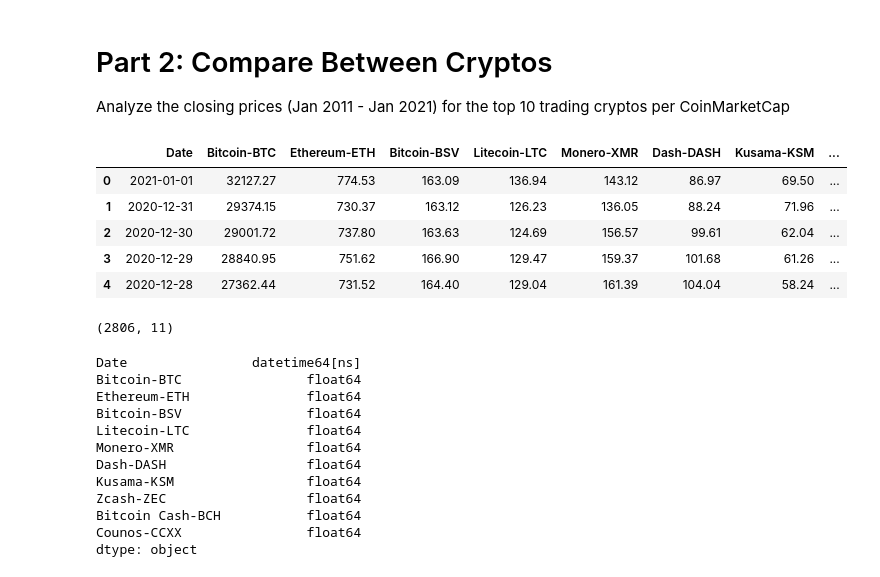
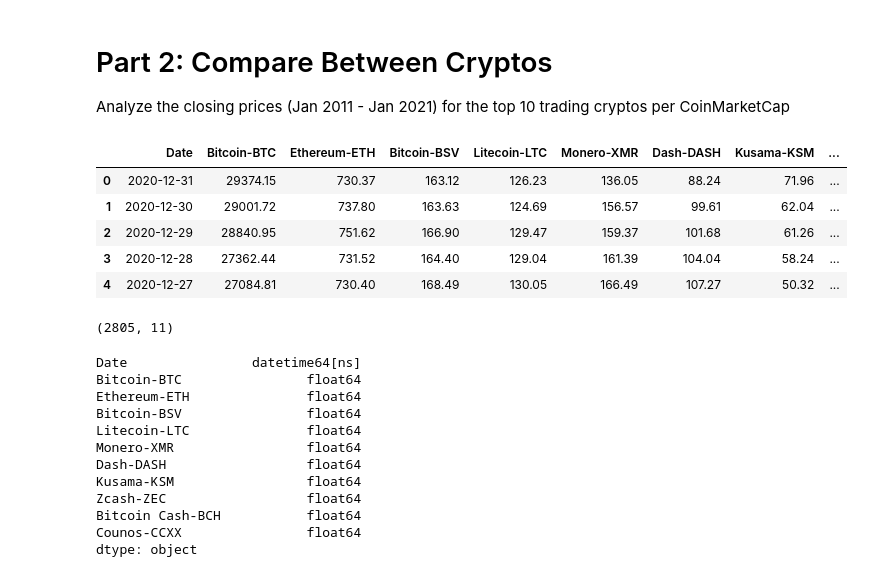
Before and after one commit to aalfiler/Crash_Course_In_Crypto, a Jupyter notebook: notebooks/final_analysis.ipynb, the cells around one changed output. Saved outputs shown, nothing was run; the diff lists cells and outputs as text; code cells hidden in the pictures.

```diff
--- a/notebooks/final_analysis.ipynb
+++ b/notebooks/final_analysis.ipynb
@@ -84,20 +84,20 @@ GBP Top 3 by Trading Volume: ['GRT', 'NU', 'ALGO']
 
 Analyze the closing prices (Jan 2011 - Jan 2021) for the top 10 trading cryptos per CoinMarketCap
 # %%
-all_crypto = pd.ExcelFile('/Users/aalfiler/Sites/project1_git_repo/Project_1/data/CoinMarketCap_18JAN2020-close.xlsx')
+all_crypto = pd.ExcelFile('../data/CoinMarketCap_18JAN2020-close.xlsx')
 all_close = pd.read_excel(all_crypto, 'All')
 all_close.head()
 # %% [output]
 |  | Date | Bitcoin-BTC | Ethereum-ETH | Bitcoin-BSV | Litecoin-LTC | Monero-XMR | Dash-DASH | Kusama-KSM | ... |
-| 0 | 2021-01-01 | 32127.27 | 774.53 | 163.09 | 136.94 | 143.12 | 86.97 | 69.50 | ... |
-| 1 | 2020-12-31 | 29374.15 | 730.37 | 163.12 | 126.23 | 136.05 | 88.24 | 71.96 | ... |
-| 2 | 2020-12-30 | 29001.72 | 737.80 | 163.63 | 124.69 | 156.57 | 99.61 | 62.04 | ... |
-| 3 | 2020-12-29 | 28840.95 | 751.62 | 166.90 | 129.47 | 159.37 | 101.68 | 61.26 | ... |
-| 4 | 2020-12-28 | 27362.44 | 731.52 | 164.40 | 129.04 | 161.39 | 104.04 | 58.24 | ... |
+| 0 | 2020-12-31 | 29374.15 | 730.37 | 163.12 | 126.23 | 136.05 | 88.24 | 71.96 | ... |
+| 1 | 2020-12-30 | 29001.72 | 737.80 | 163.63 | 124.69 | 156.57 | 99.61 | 62.04 | ... |
+| 2 | 2020-12-29 | 28840.95 | 751.62 | 166.90 | 129.47 | 159.37 | 101.68 | 61.26 | ... |
+| 3 | 2020-12-28 | 27362.44 | 731.52 | 164.40 | 129.04 | 161.39 | 104.04 | 58.24 | ... |
+| 4 | 2020-12-27 | 27084.81 | 730.40 | 168.49 | 130.05 | 166.49 | 107.27 | 50.32 | ... |
 # %%
 all_close.shape
 # %% [output]
-(2806, 11)
+(2805, 11)
 # %%
 all_close.dtypes
 # %% [output]
```
Also changed, not shown: parts of 12 cells of this notebook, 1 other file.
